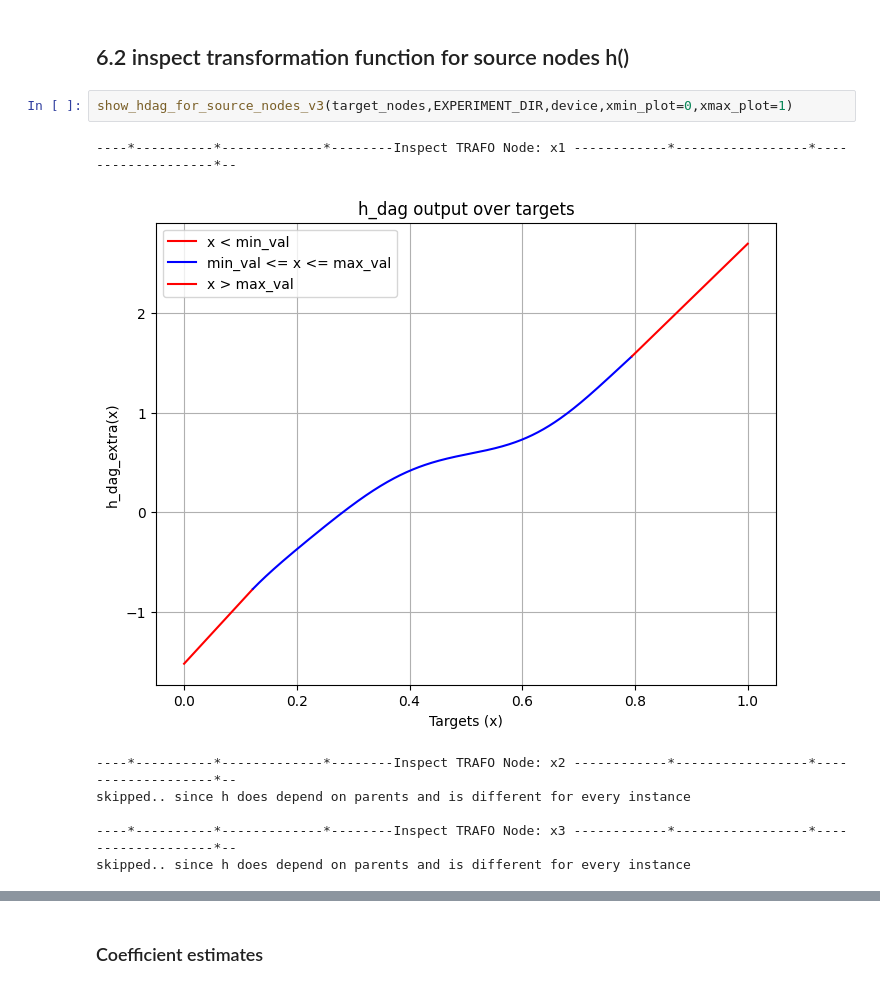
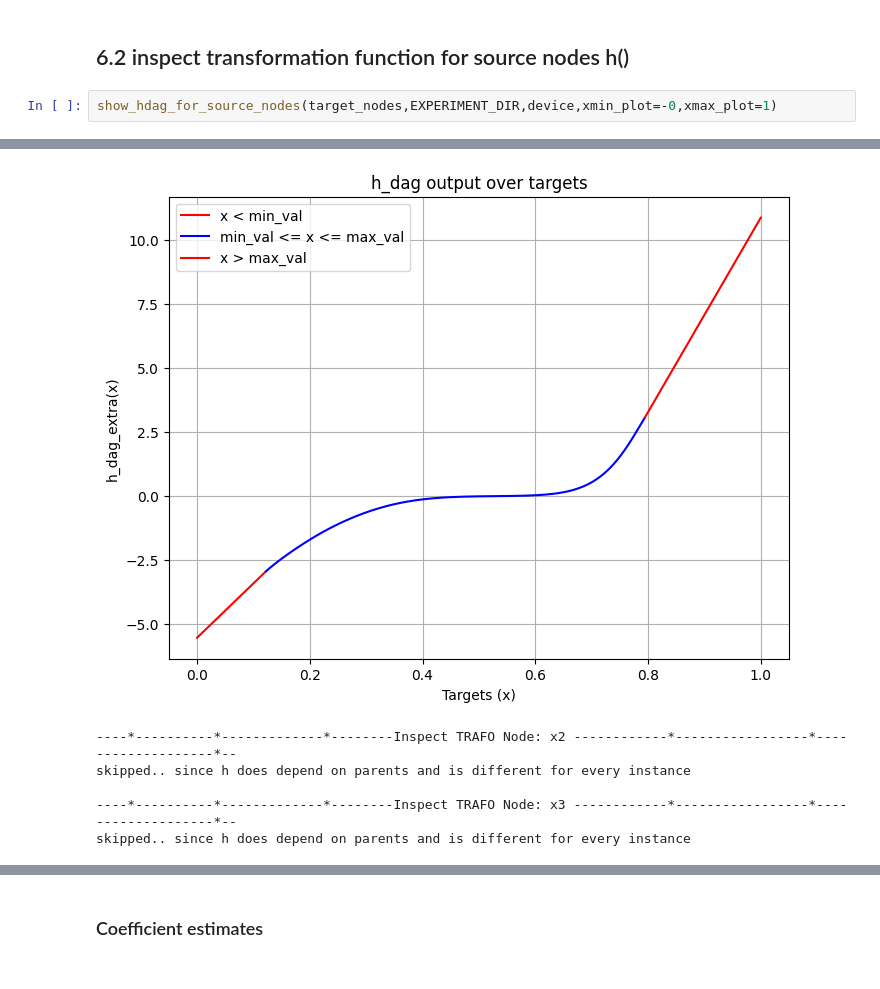
Before and after one commit to buehlpa/TramDag, a Jupyter notebook: Reproduce_TramDag_Experiment_6_2_mixed_datatypes_.ipynb, the cells around one changed output, grey strips where cells are left out. Drawn from its saved outputs; the diff is of its cells as text.

```diff
--- a/Reproduce_TramDag_Experiment_6_2_mixed_datatypes_.ipynb
+++ b/Reproduce_TramDag_Experiment_6_2_mixed_datatypes_.ipynb
@@ -345,12 +323,5 @@ show_training_history(target_nodes,EXPERIMENT_DIR)
 # %% [markdown]
 ## 6.2 inspect transformation function for source nodes h()
-# %%
-show_hdag_for_source_nodes_v3(target_nodes,EXPERIMENT_DIR,device,xmin_plot=0,xmax_plot=1)
-# %% [output]
-----*----------*-------------*--------Inspect TRAFO Node: x1 ------------*-----------------*-------------------*--
-[figure, removed]
-----*----------*-------------*--------Inspect TRAFO Node: x2 ------------*-----------------*-------------------*--
-skipped.. since h does depend on parents and is different for every instance
-
-----*----------*-------------*--------Inspect TRAFO Node: x3 ------------*-----------------*-------------------*--
-skipped.. since h does depend on parents and is different for every instance
+# %%
+show_hdag_for_source_nodes(target_nodes,EXPERIMENT_DIR,device,xmin_plot=-0,xmax_plot=1)
+# %% [output]
@@ -357 +330,7 @@ skipped.. since h does depend on parents and is different for every instance
+[figure, added]
+----*----------*-------------*--------Inspect TRAFO Node: x2 ------------*-----------------*-------------------*--
+skipped.. since h does depend on parents and is different for every instance
+
+----*----------*-------------*--------Inspect TRAFO Node: x3 ------------*-----------------*-------------------*--
+skipped.. since h does depend on parents and is different for every instance
 # %%
```
Also changed, not shown: parts of 9 cells of this notebook, 5 other files.
